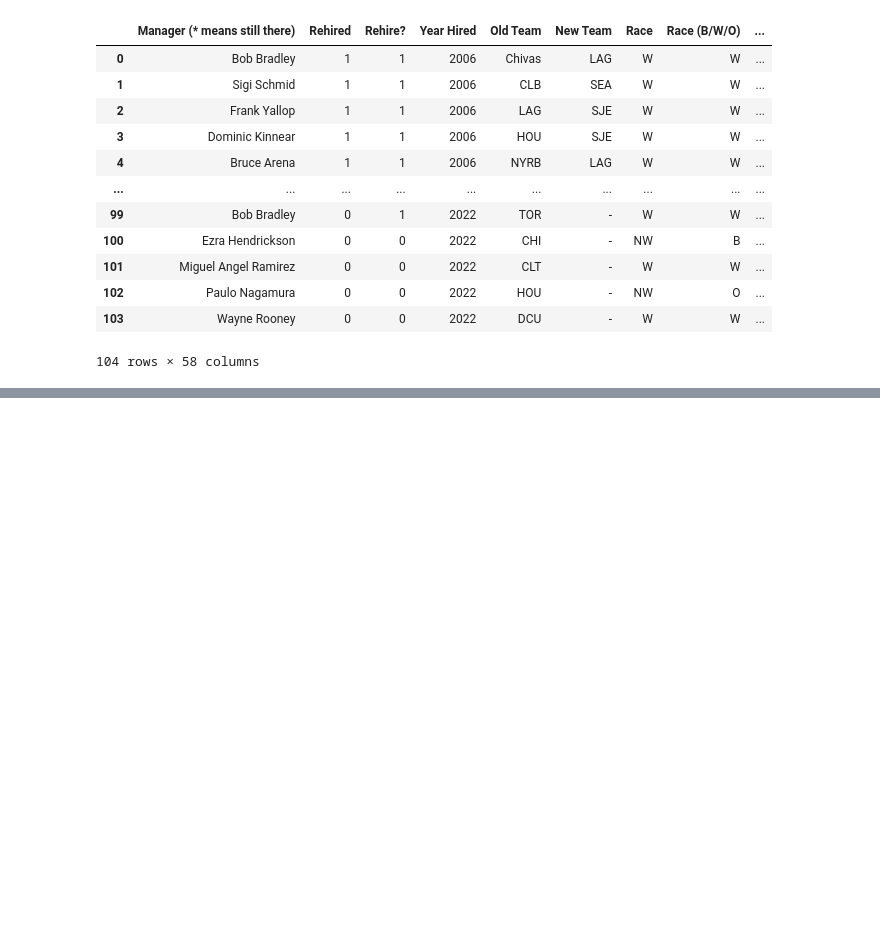
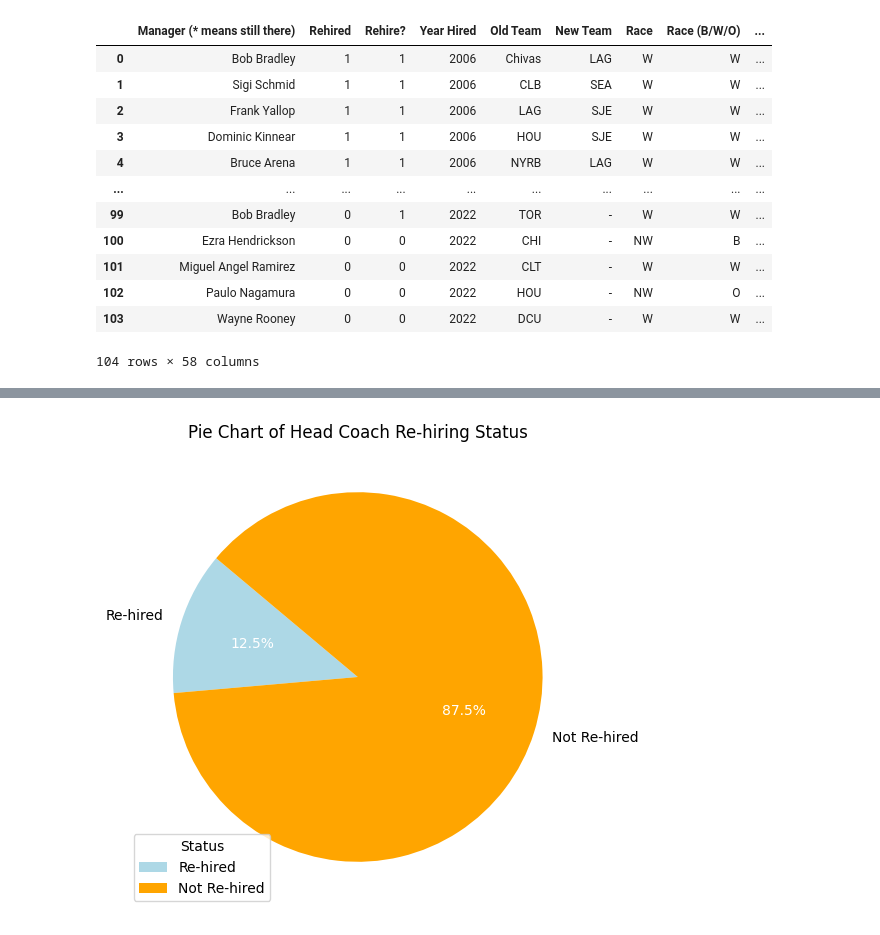
Before and after one commit to dgilbertfire/Member-Model, a Jupyter notebook: Minority Coaching Analysis/analysis.ipynb, the cells around one changed output, grey strips where cells are left out. Saved outputs shown, nothing was run; the diff lists cells and outputs as text; code cells hidden in the pictures; blank space fills up the shorter version.

```diff
--- a/Minority Coaching Analysis/analysis.ipynb
+++ b/Minority Coaching Analysis/analysis.ipynb
@@ -713,6 +714,34 @@ AC Exp at rehire     0.0851      0.060      1.417      0.157      -0.033       0
 Avg Coach Rating     0.0174      0.013      1.356      0.175      -0.008       0.043
 Avg Rating          -0.0138      0.017     -0.810      0.418      -0.047       0.020
 ====================================================================================
+# %%
+import matplotlib.pyplot as plt
+
+# Data for the pie chart
+labels = ['Re-hired', 'Not Re-hired']
+sizes = [1, 7]  # 1 out of 8 re-hired, the rest not re-hired
+colors = ['lightblue', 'orange']
+
+# Creating the pie chart
+plt.figure(figsize=(8, 6))
+patches, texts, autotexts = plt.pie(sizes, labels=labels, colors=colors, autopct='%1.1f%%', startangle=140)
+
+# Customizing the labels
+for text in texts:
+    text.set_color('black')
+for autotext in autotexts:
+    autotext.set_color('white')
+
+# Adding the legend
+plt.legend(patches, labels, title="Status", loc="best")
+
+# Title
+plt.title('Pie Chart of Head Coach Re-hiring Status')
+
+# Display the pie chart
+plt.show()
+# %% [output]
+[figure, added]
 # %%
 # Define the independent variables (X) and the dependent variable (y)
 X8 =  rehired[['Black', 'Average Points', 'HC Exp at rehire', 'AC Exp at rehire', 'Avg Coach Rating', 'Avg Rating']]
```
Also changed, not shown: parts of 13 cells of this notebook, 9 other files.
